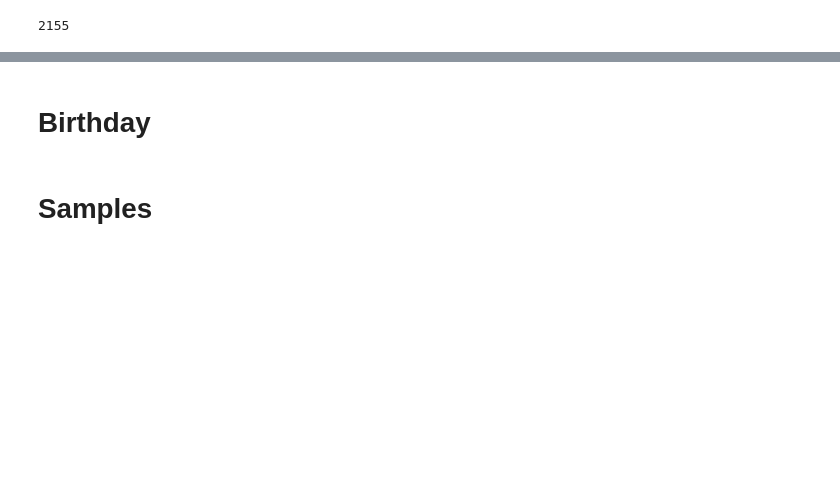
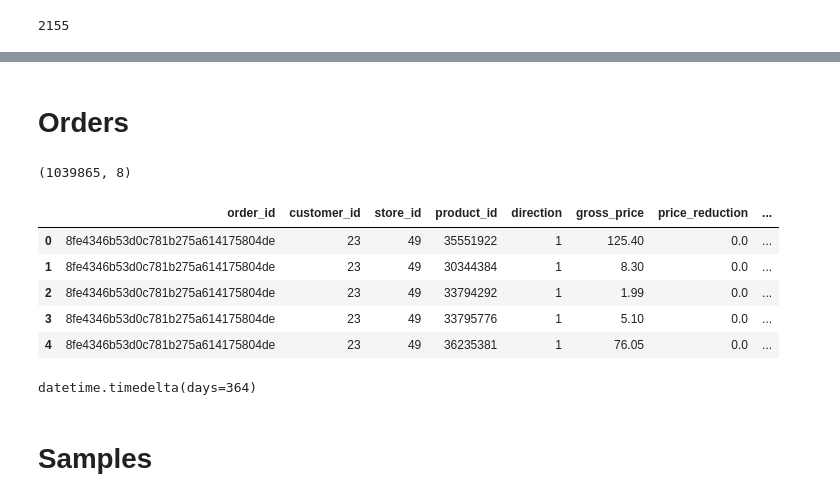
Before and after one commit to khalilvandian/Marketing-Analysis-unimib, a Jupyter notebook: EDA_BasicDatasetProperties.ipynb, the cells around one changed output, grey strips where cells are left out. Cells and saved outputs as stored; diff of their text form; code cells hidden in the pictures; blank space fills up the shorter version.

```diff
--- a/EDA_BasicDatasetProperties.ipynb
+++ b/EDA_BasicDatasetProperties.ipynb
@@ -141,5 +264,27 @@ customer_data['address_id'].isin(unique_missing_addresses).sum()
 # %% [markdown]
-# Birthday
+# Orders
+# %%
+orders_data.shape
+# %% [output]
+(1039865, 8)
+# %%
+orders_data.head()
+# %% [output]
+|  | order_id | customer_id | store_id | product_id | direction | gross_price | price_reduction | ... |
+| 0 | 8fe4346b53d0c781b275a614175804de | 23 | 49 | 35551922 | 1 | 125.40 | 0.0 | ... |
+| 1 | 8fe4346b53d0c781b275a614175804de | 23 | 49 | 30344384 | 1 | 8.30 | 0.0 | ... |
+| 2 | 8fe4346b53d0c781b275a614175804de | 23 | 49 | 33794292 | 1 | 1.99 | 0.0 | ... |
+| 3 | 8fe4346b53d0c781b275a614175804de | 23 | 49 | 33795776 | 1 | 5.10 | 0.0 | ... |
+| 4 | 8fe4346b53d0c781b275a614175804de | 23 | 49 | 36235381 | 1 | 76.05 | 0.0 | ... |
+# %%
+# Assuming your DataFrame is called "data"
+dates = pd.to_datetime(orders_data['purchase_datetime']).dt.date
+
+# calculate the range of the entire dataset for the column purchase_datetime
+purchase_datetime_range = dates.max() - dates.min()
+purchase_datetime_range
+# %% [output]
+datetime.timedelta(days=364)
 # %% [markdown]
 # Samples
 # %%
```
Also changed, not shown: parts of 28 cells of this notebook.
